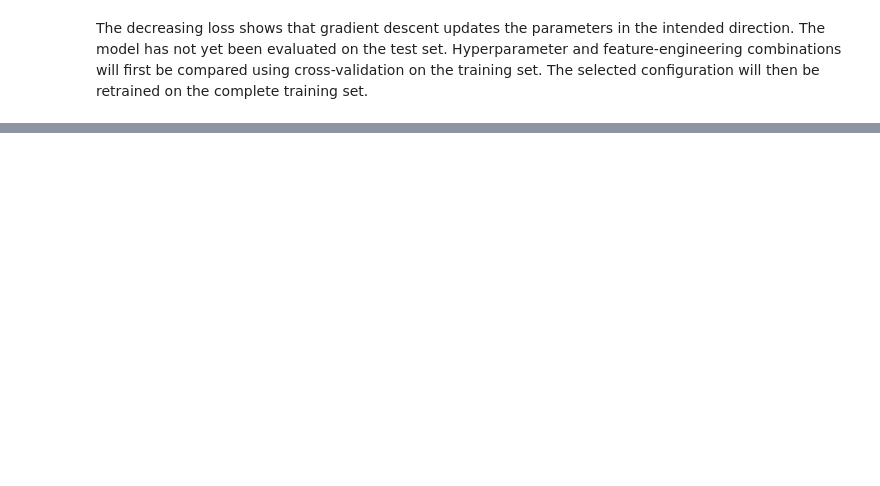
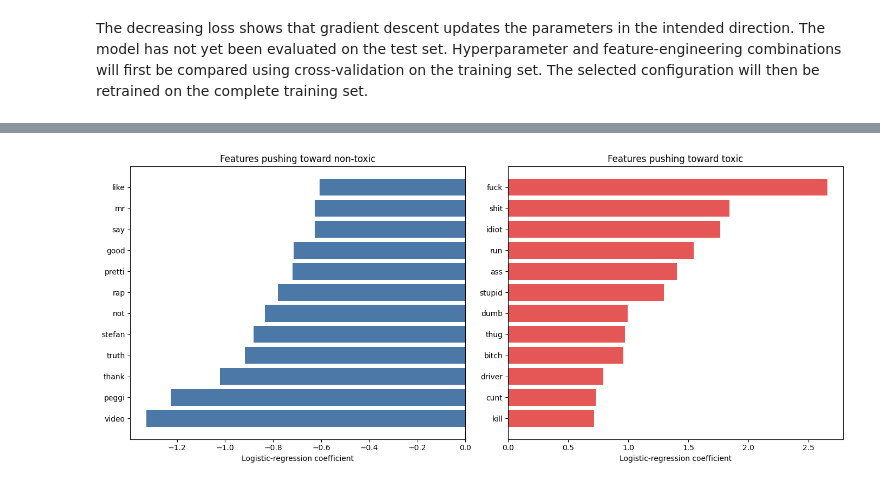
Before and after one commit to PROEESH/ISR-DS, a Jupyter notebook: youtube_toxicity_classification.ipynb, the cells around one changed output, grey strips where cells are left out. Drawn from its saved outputs; the diff is of its cells as text; code cells hidden in the pictures; blank space fills up the shorter version.

```diff
--- a/youtube_toxicity_classification.ipynb
+++ b/youtube_toxicity_classification.ipynb
@@ -460,0 +817,19 @@ The decreasing loss shows that gradient descent updates the parameters in the in
+# %%
+final_feature_names = final_vectorizer.get_feature_names_out()
+final_coefficients = final_model.coef_[0]
+number_of_global_features = 15
+
+toxic_feature_indices = np.argsort(final_coefficients)[
+    -number_of_global_features:
+][::-1]
+non_toxic_feature_indices = np.argsort(final_coefficients)[
+    :number_of_global_features
+]
+
+global_feature_explanation = pd.DataFrame({
+    "Toward toxic": final_feature_names[toxic_feature_indices],
+    "Positive coefficient": final_coefficients[toxic_feature_indices],
+    "Toward non-toxic": final_feature_names[non_toxic_feature_indices],
+    "Negative coefficient": final_coefficients[non_toxic_feature_indices],
+})
+display(global_feature_explanation.round(4))
@@ -460,0 +853,26 @@ The decreasing loss shows that gradient descent updates the parameters in the in
+# %%
+plot_count = 12
+toxic_plot_indices = toxic_feature_indices[:plot_count][::-1]
+non_toxic_plot_indices = non_toxic_feature_indices[:plot_count]
+
+fig, axes = plt.subplots(1, 2, figsize=(14, 6))
+axes[0].barh(
+    final_feature_names[non_toxic_plot_indices],
+    final_coefficients[non_toxic_plot_indices],
+    color="#4C78A8",
+)
+axes[0].set_title("Features pushing toward non-toxic")
+axes[0].set_xlabel("Logistic-regression coefficient")
+
+axes[1].barh(
+    final_feature_names[toxic_plot_indices],
+    final_coefficients[toxic_plot_indices],
+    color="#E45756",
+)
+axes[1].set_title("Features pushing toward toxic")
+axes[1].set_xlabel("Logistic-regression coefficient")
+
+plt.tight_layout()
+plt.show()
+# %% [output]
+[figure, added]
```
Also changed, not shown: parts of 46 cells of this notebook.
